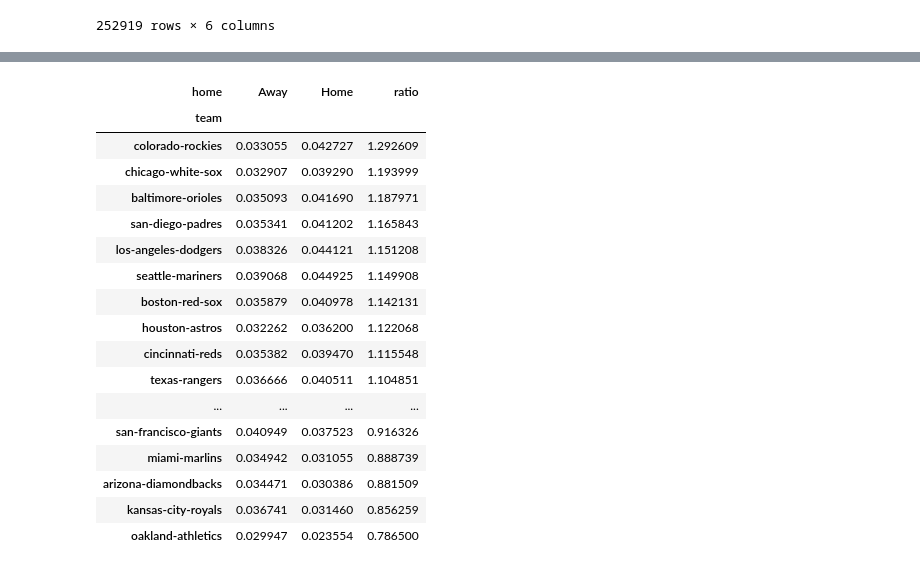
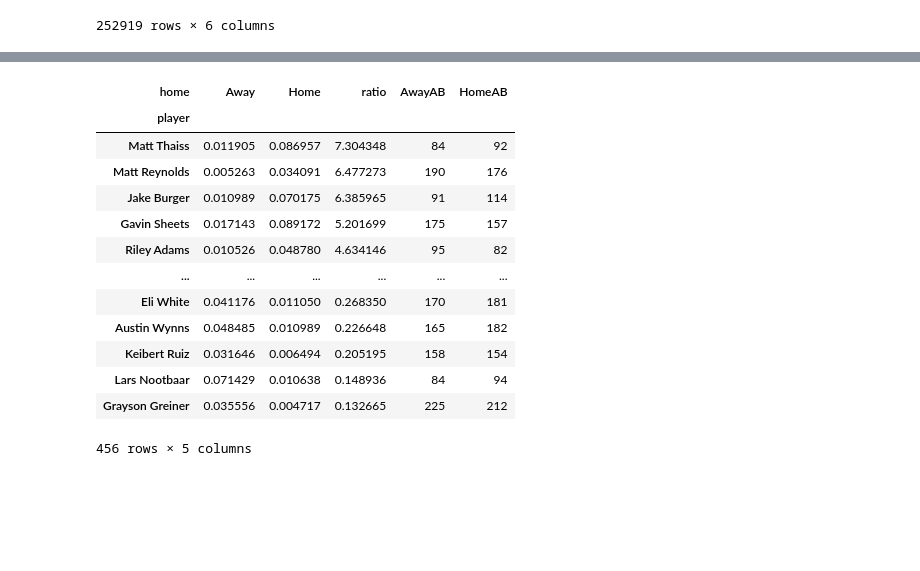
Before and after one commit to chetools/StemUnleashed, a Jupyter notebook: 07Jul2022_MLB.ipynb, the cells around one changed output, grey strips where cells are left out. Cells and saved outputs as stored; diff of their text form; code cells hidden in the pictures; blank space fills up the shorter version.

```diff
--- a/07Jul2022_MLB.ipynb
+++ b/07Jul2022_MLB.ipynb
@@ -71,23 +93,25 @@ team_HR_ratio=team_HR_ratio.rename(columns={0:"Away",1:"Home"},level=1)
-# %%
-team_HomeAway=team_HR_ratio['HR']/team_HR_ratio['AB']
-team_HomeAway['ratio']=team_HomeAway['Home']/team_HomeAway['Away']
-team_HomeAway.sort_values('ratio',ascending=False)
-# %% [output]
-| home | Away | Home | ratio |
-| team |  |  |  |
-| colorado-rockies | 0.033055 | 0.042727 | 1.292609 |
-| chicago-white-sox | 0.032907 | 0.039290 | 1.193999 |
-| baltimore-orioles | 0.035093 | 0.041690 | 1.187971 |
-| san-diego-padres | 0.035341 | 0.041202 | 1.165843 |
-| los-angeles-dodgers | 0.038326 | 0.044121 | 1.151208 |
-| seattle-mariners | 0.039068 | 0.044925 | 1.149908 |
-| boston-red-sox | 0.035879 | 0.040978 | 1.142131 |
-| houston-astros | 0.032262 | 0.036200 | 1.122068 |
-| cincinnati-reds | 0.035382 | 0.039470 | 1.115548 |
-| texas-rangers | 0.036666 | 0.040511 | 1.104851 |
-| ... | ... | ... | ... |
-| san-francisco-giants | 0.040949 | 0.037523 | 0.916326 |
-| miami-marlins | 0.034942 | 0.031055 | 0.888739 |
-| arizona-diamondbacks | 0.034471 | 0.030386 | 0.881509 |
-| kansas-city-royals | 0.036741 | 0.031460 | 0.856259 |
-| oakland-athletics | 0.029947 | 0.023554 | 0.786500 |
+# %%
+player_HR_ratio=df.pivot_table(index=['player'],values=['AB','HR'],columns='home',aggfunc='sum')
+player_HR_ratio=player_HR_ratio.rename(columns={0:"Away",1:"Home"},level=1)
+player_HomeAway=player_HR_ratio['HR']/player_HR_ratio['AB']
+player_HomeAway=player_HomeAway.query('Away>0 and Home>0')  #avoid division by zero
+# %%
+
+player_HomeAway['ratio']=player_HomeAway['Home']/player_HomeAway['Away']
+player_HomeAway=player_HomeAway.join(player_HR_ratio['AB'],rsuffix='AB')
+player_HomeAway.sort_values('ratio',ascending=False)
+# %% [output]
+| home | Away | Home | ratio | AwayAB | HomeAB |
+| player |  |  |  |  |  |
+| Matt Thaiss | 0.011905 | 0.086957 | 7.304348 | 84 | 92 |
+| Matt Reynolds | 0.005263 | 0.034091 | 6.477273 | 190 | 176 |
+| Jake Burger | 0.010989 | 0.070175 | 6.385965 | 91 | 114 |
+| Gavin Sheets | 0.017143 | 0.089172 | 5.201699 | 175 | 157 |
+| Riley Adams | 0.010526 | 0.048780 | 4.634146 | 95 | 82 |
+| ... | ... | ... | ... | ... | ... |
+| Eli White | 0.041176 | 0.011050 | 0.268350 | 170 | 181 |
+| Austin Wynns | 0.048485 | 0.010989 | 0.226648 | 165 | 182 |
+| Keibert Ruiz | 0.031646 | 0.006494 | 0.205195 | 158 | 154 |
+| Lars Nootbaar | 0.071429 | 0.010638 | 0.148936 | 84 | 94 |
+| Grayson Greiner | 0.035556 | 0.004717 | 0.132665 | 225 | 212 |
+456 rows × 5 columns
```
Also changed, not shown: parts of 3 cells of this notebook.
